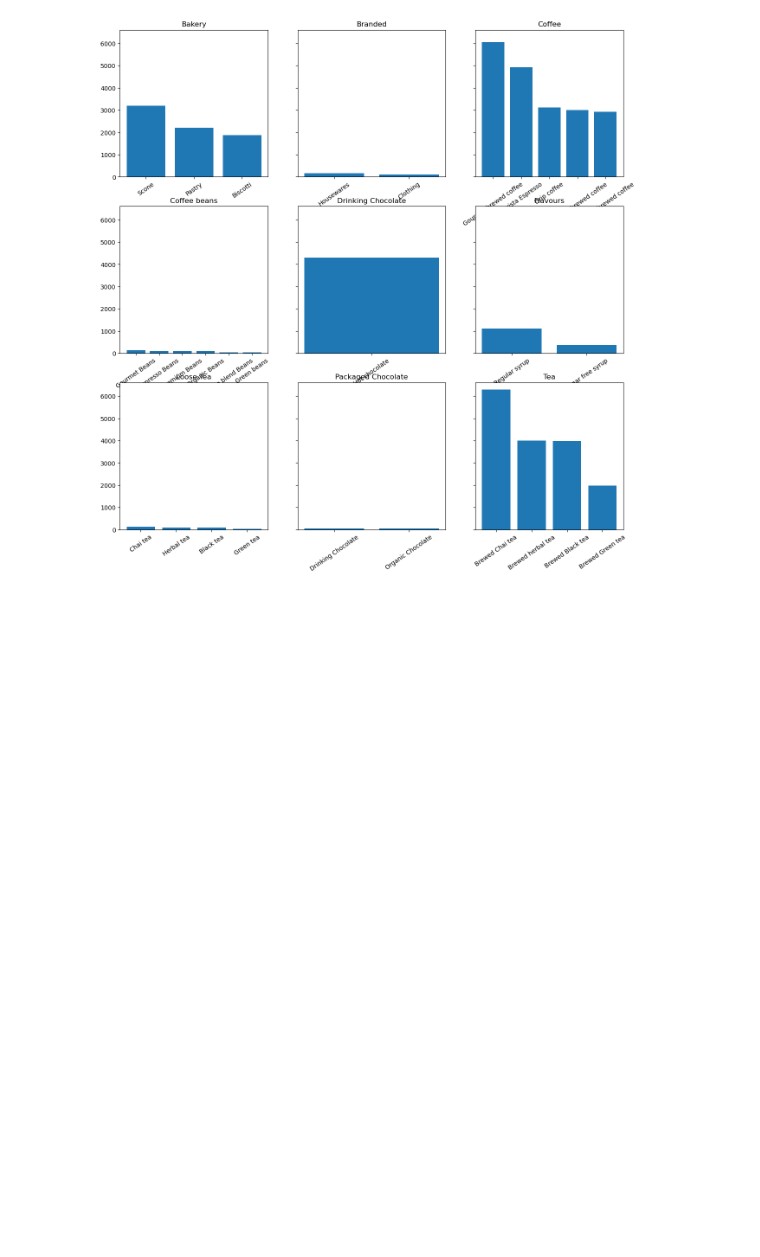
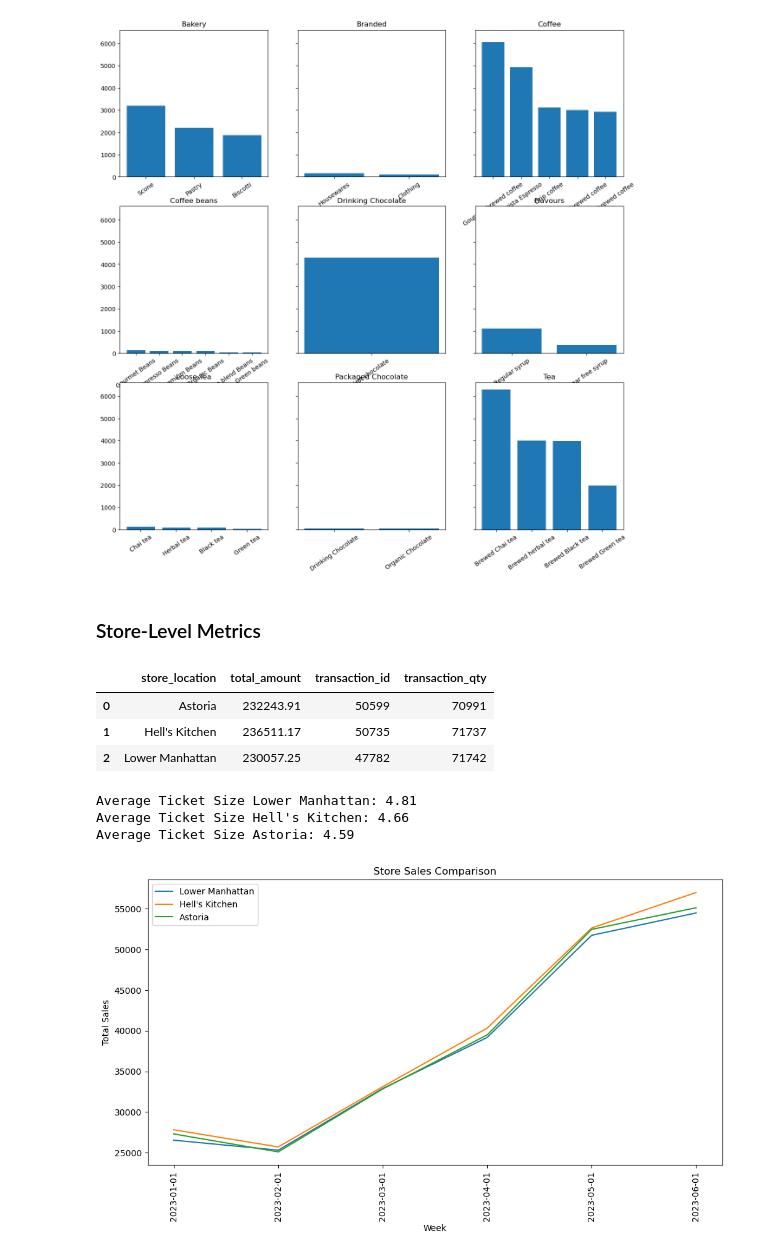
Before and after one commit to Priyanshu501/BrewedIQ, a Jupyter notebook: analysis.ipynb, the cells around one changed output. Cells and saved outputs as stored; diff of their text form; code cells hidden in the pictures; blank space fills up the shorter version.

Commit message:
Analysed Store Performance

```diff
--- a/analysis.ipynb
+++ b/analysis.ipynb
@@ -610,3 +610,60 @@ Coffee beans        Gourmet Beans             132
                     Brewed Green tea         1980
 Name: count, dtype: int64
 [figure]
+# %% [markdown]
+### Store-Level Metrics
+# %%
+store_performance = df.groupby('store_location').agg({
+    'total_amount': 'sum',
+    'transaction_id': 'nunique',
+    'transaction_qty': 'sum'
+})
+
+store_performance.reset_index()
+# %% [output]
+|  | store_location | total_amount | transaction_id | transaction_qty |
+| 0 | Astoria | 232243.91 | 50599 | 70991 |
+| 1 | Hell's Kitchen | 236511.17 | 50735 | 71737 |
+| 2 | Lower Manhattan | 230057.25 | 47782 | 71742 |
+# %%
+lm = df[df.store_location == 'Lower Manhattan']
+hk = df[df.store_location == "Hell's Kitchen"]
+astoria = df[df.store_location == "Astoria"]
+
+lm_avg_ticket_size = lm['total_amount'].sum() / lm['transaction_id'].nunique()
+hk_avg_ticket_size = hk['total_amount'].sum() / hk['transaction_id'].nunique()
+astoria_avg_ticket_size = astoria['total_amount'].sum() / astoria['transaction_id'].nunique()
+
+print(f'Average Ticket Size Lower Manhattan: {lm_avg_ticket_size:.2f}')
+print(f'Average Ticket Size Hell\'s Kitchen: {hk_avg_ticket_size:.2f}')
+print(f'Average Ticket Size Astoria: {astoria_avg_ticket_size:.2f}')
+# %% [output]
+Average Ticket Size Lower Manhattan: 4.81
+Average Ticket Size Hell's Kitchen: 4.66
+Average Ticket Size Astoria: 4.59
+# %%
+lm_sales = lm.groupby(lm.transaction_date.dt.to_period('M'))['total_amount'].sum()
+hk_sales = hk.groupby(hk.transaction_date.dt.to_period('M'))['total_amount'].sum()
+astoria_sales = astoria.groupby(astoria.transaction_date.dt.to_period('M'))['total_amount'].sum()
+
+plt.figure(figsize=(12, 6))
+plt.plot(
+    lm_sales.index.start_time.astype(str),
+    lm_sales.values
+)
+plt.plot(
+    hk_sales.index.start_time.astype(str),
+    hk_sales.values
+)
+plt.plot(
+    astoria_sales.index.start_time.astype(str),
+    astoria_sales.values
+)
+plt.xticks(rotation=90)
+plt.legend(['Lower Manhattan', 'Hell\'s Kitchen', 'Astoria'])
+plt.title('Store Sales Comparison')
+plt.xlabel('Week')
+plt.ylabel('Total Sales')
+plt.show()
+# %% [output]
+[figure, added]
```
Also changed, not shown: parts of 6 cells of this notebook.
